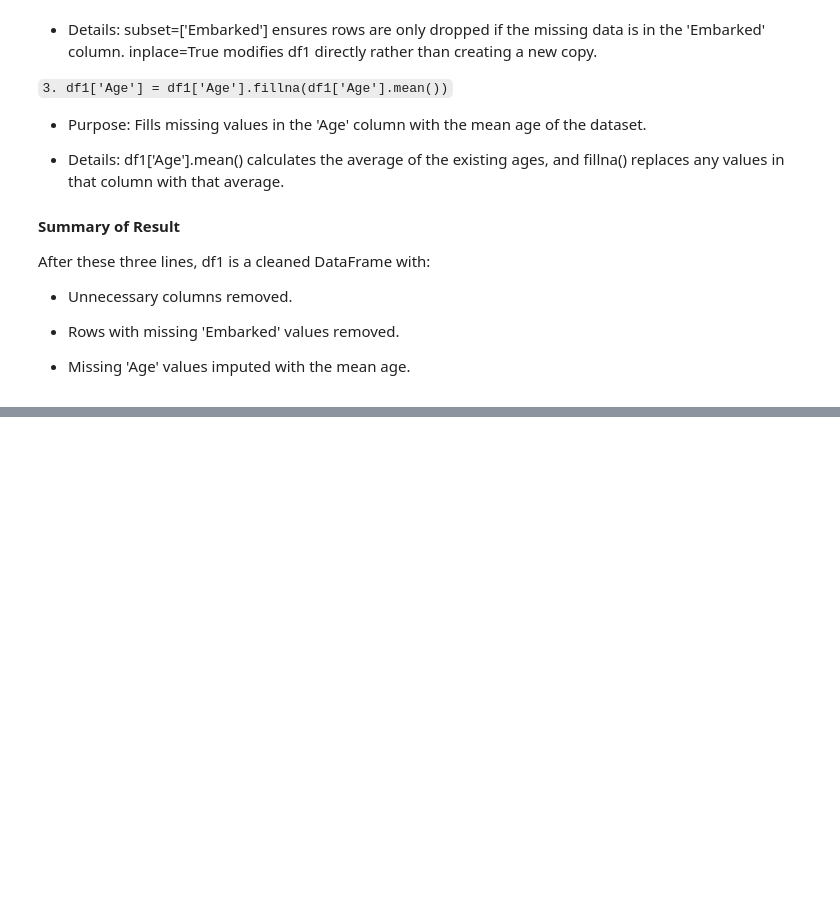
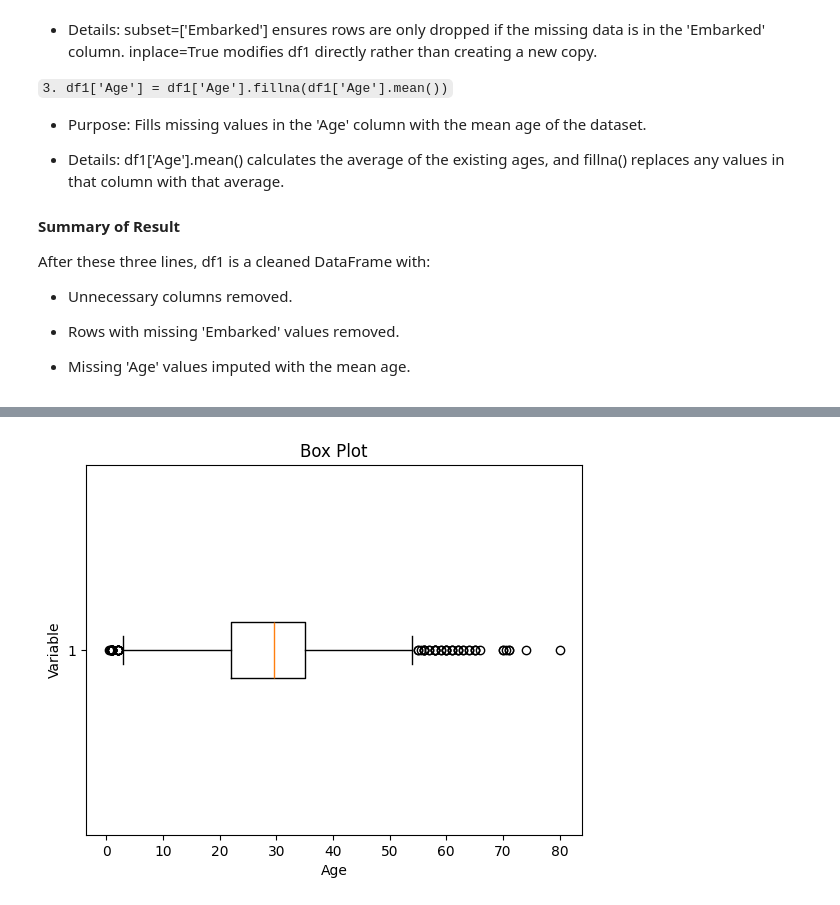
Before and after one commit to prodigy234/Artificial-Intelligence-Full-Course, a Jupyter notebook: Machine Learning/Notes/4.Data Cleaning.ipynb, the cells around one changed output, grey strips where cells are left out. Drawn from its saved outputs; the diff is of its cells as text; code cells hidden in the pictures; blank space fills up the shorter version.

```diff
--- a/Machine Learning/Notes/4.Data Cleaning.ipynb
+++ b/Machine Learning/Notes/4.Data Cleaning.ipynb
@@ -246,0 +253,15 @@ After these three lines, df1 is a cleaned DataFrame with:
+# %%
+import matplotlib.pyplot as plt
+
+plt.boxplot(df1['Age'], vert=False)
+plt.ylabel('Variable')
+plt.xlabel('Age')
+plt.title('Box Plot')
+plt.show()
+
+# This code uses a box plot to visualize the distribution of the Age column and detect outliers.
+# The plot shows key statistics like the median, quartiles (Q1 & Q3),
+# and extreme values, where points outside the whiskers are considered potential outliers.
+# plt.show() then displays the chart so you can visually inspect unusual age values.
+# %% [output]
+[figure, added]
```
Also changed, not shown: parts of 22 cells of this notebook, 2 other files.
